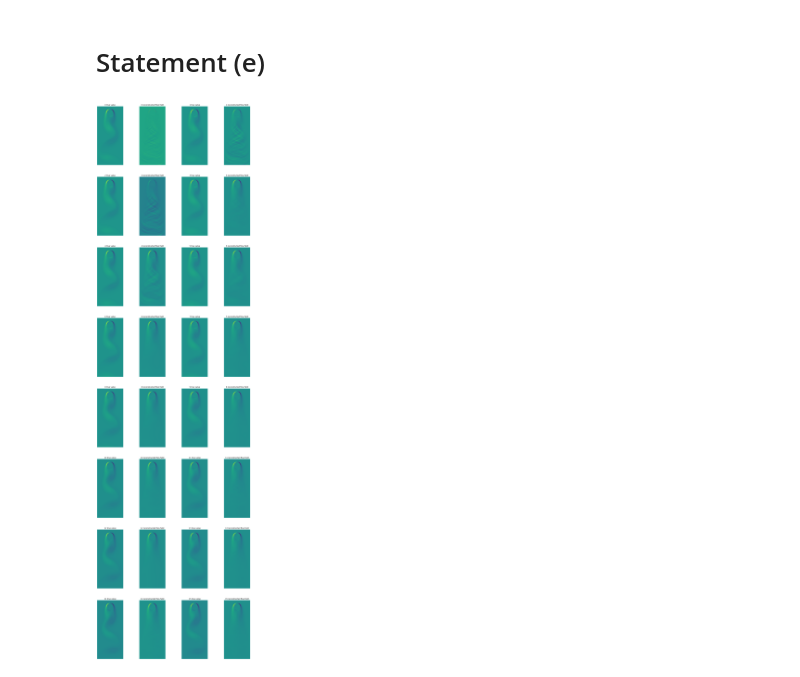
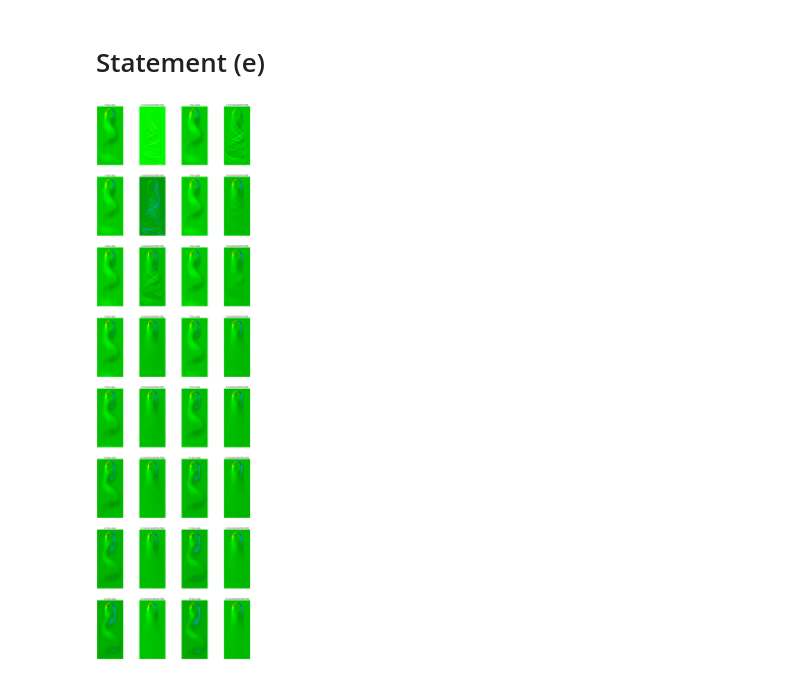
Before and after one commit to Saizt/UH-Pattern-Recognition, a Jupyter notebook: Ex 7/Ex7.ipynb, the cells around one changed output. Saved outputs shown, nothing was run; the diff lists cells and outputs as text; code cells hidden in the pictures.

```diff
--- a/Ex 7/Ex7.ipynb
+++ b/Ex 7/Ex7.ipynb
@@ -140,21 +140,21 @@ wk = np.array([A**k @ W1[:,0] for k in range(W1.shape[1]+1)])
 # %%
 f, axes = plt.subplots(8,4, figsize=(20,70))
 
 for i in range(8):
-    axes[i][0].imshow((U_ec @ W1[:,i*2]).reshape(*N,*M))
+    axes[i][0].imshow((U_ec @ W1[:,i*2]).reshape(*N,*M), cmap='nipy_spectral')
     axes[i][0].set_title('{} true value'.format(i*2))
     axes[i][0].axis('off')
 
-    axes[i][1].imshow((U_ec @ wk[:,i*2]).reshape(*N,*M))
+    axes[i][1].imshow((U_ec @ wk[:,i*2]).reshape(*N,*M), cmap='nipy_spectral')
     axes[i][1].set_title('{} reconstructed flow field'.format(i*2))
     axes[i][1].axis('off');
 
-    axes[i][2].imshow((U_ec @ W1[:,i*2+1]).reshape(*N,*M))
+    axes[i][2].imshow((U_ec @ W1[:,i*2+1]).reshape(*N,*M), cmap='nipy_spectral')
     axes[i][2].set_title('{} true value'.format(i*2+1))
     axes[i][2].axis('off')
 
-    axes[i][3].imshow((U_ec @ wk[:,i*2+1]).reshape(*N,*M))
+    axes[i][3].imshow((U_ec @ wk[:,i*2+1]).reshape(*N,*M), cmap='nipy_spectral')
     axes[i][3].set_title('{} reconstructed flow field'.format(i*2+1))
     axes[i][3].axis('off');
 # %% [output]
-[figure, old version]
+[figure, new version]
```
